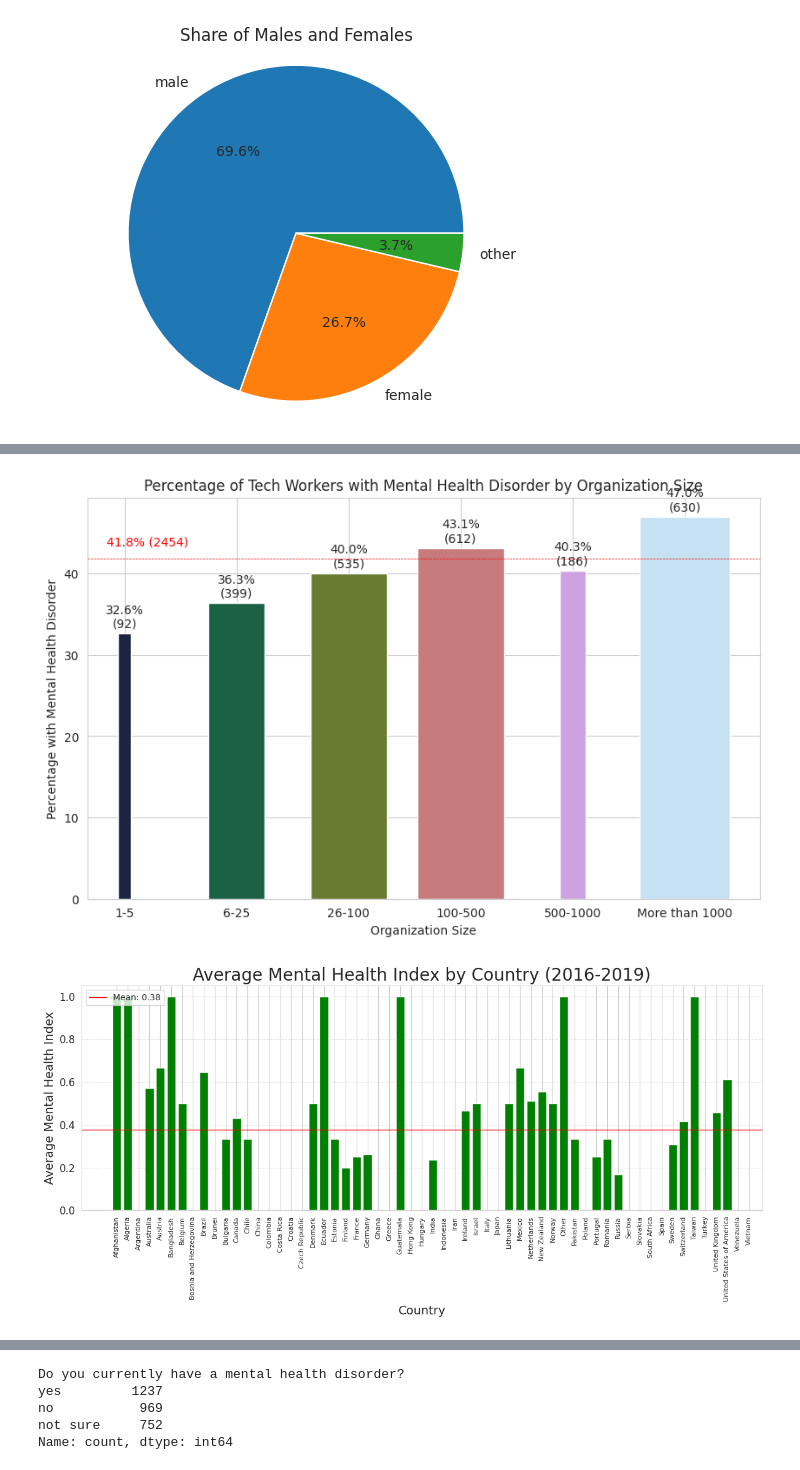
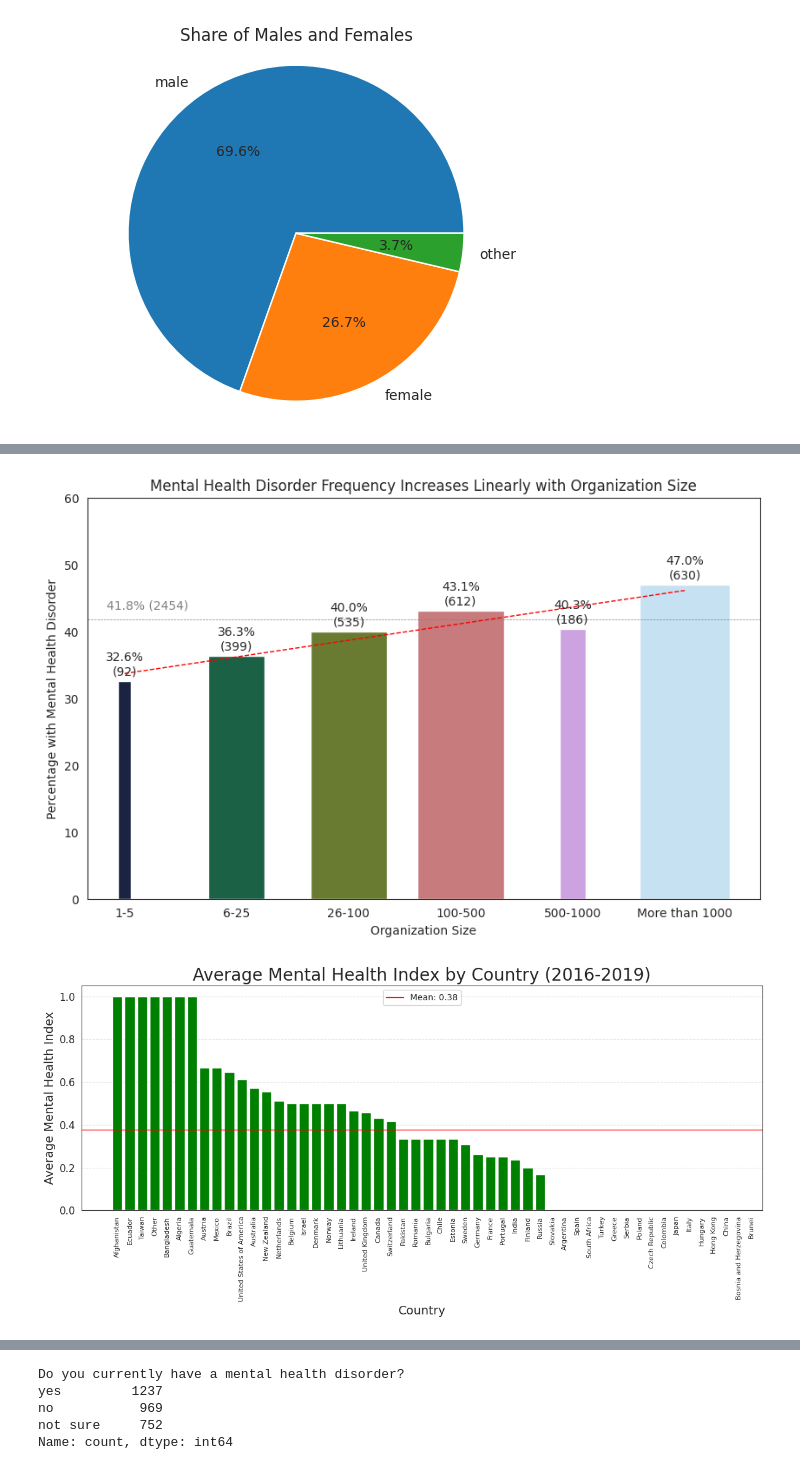
Before and after one commit to twpotts/team4project1, a Jupyter notebook: Team4Project1.ipynb, the cells around one changed output, grey strips where cells are left out. Cells and saved outputs as stored; diff of their text form; code cells hidden in the pictures.

```diff
--- a/Team4Project1.ipynb
+++ b/Team4Project1.ipynb
@@ -24,11 +24,10 @@ if "kaggle.json" in os.listdir():
   with open("kaggle.json") as f:
     line = f.readline()
     kaggle_auth = json.loads(line)
+    f.close()
 else:
-  kaggle_auth = {
-      "username": "tylerpotts",
-      "key": "153fcab7c5aa2b3082e66046bf148821"
-  }
+  kaggle_auth = {"username":"dattaat","key":"6186267d81bdee051287be2596e561c7"}
+
 os.environ["KAGGLE_USERNAME"] = kaggle_auth["username"]
 os.environ["KAGGLE_KEY"] = kaggle_auth["key"]
 
@@ -291,4 +274,6 @@ plt.show()
 # %%
+# Mental health by org size
+
 import matplotlib.pyplot as plt
 
 # Get and sort the different org sizes
@@ -317,6 +302,7 @@ for size in org_sizes:
 
 # Create the bar chart, color it, and make widths reflect sample size
 plt.figure(figsize=(10, 6))
+sns.set_style("white")
 bar_colors = sns.color_palette(palette="cubehelix", n_colors=len(org_sizes))
 bar_width = 0.8
 bar_widths = [bar_width * count / max(total_counts) for count in total_counts]
@@ -325,12 +311,19 @@ bars = plt.bar(x=org_sizes, height=percentages, width=bar_widths, color=bar_colo
 # Plot overall average as red dash line
 total_disorder = len(df[df["Do you currently have a mental health disorder?"] == "yes"])
 pct_disorder = total_disorder / len(df) * 100
-plt.axhline(y=pct_disorder, color='r', linestyle='--', linewidth=0.5)
+plt.axhline(y=pct_disorder, color='grey', linestyle='--', linewidth=0.5)
 x_min, x_max = plt.xlim()
 x_pos = x_max - (x_max - x_min) * 0.85
 y_pos = pct_disorder * 1.05
 line_text = f"{round(pct_disorder,1)}% ({sum(total_counts)})"
-plt.text(x=x_pos, y=y_pos, s=line_text, color='r', ha='right', va='center')
+plt.text(x=x_pos, y=y_pos, s=line_text, color='grey', ha='right', va='center')
+
+# Add a trendline
+org_size_positions = np.arange(len(org_sizes))
+slope, intercept = np.polyfit(org_size_positions, percentages, 1)
+trendline_x = np.linspace(min(org_size_positions), max(org_size_positions), 100)
+trendline_y = slope * trendline_x + intercept
+plt.plot(trendline_x, trendline_y, color='red', linestyle='--', linewidth=1)
 
 # Add data labels to top of bars
 for i in range(len(bars)):
@@ -346,62 +339,59 @@ for i in range(len(bars)):
     )
 
 # Add titles and style
-#plt.yticks[range(0, 60, 10)]
+plt.yticks(range(0, 61, 10))
 plt.xlabel("Organization Size")
 plt.ylabel("Percentage with Mental Health Disorder")
-plt.title("Percentage of Tech Workers with Mental Health Disorder by Organization Size")
-sns.set_style("whitegrid")
+plt.title("Mental Health Disorder Frequency Increases Linearly with Organization Size")
+
 
 # Show it
 plt.show()
 # %% [output]
-[figure, old version]
+[figure, new version]
 # %%
+# Mental health by country
+
 import pandas as pd
 import matplotlib.pyplot as plt
 
-# Read the data
 dataframes = []
 for file_path in ["data.csv"]:
     df3 = pd.read_csv(file_path)
     dataframes.append(df3)
 df3 = pd.concat(dataframes, ignore_index=True)
 
-# Check if the required column exists
 if "What country do you live in?" not in df3.columns:
     print("Error: 'What country do you live in?' column not found in your data.")
     exit()
 
-# Map values in "Do you currently have a mental health disorder?" column to numeric values
 mapping = {"yes": 1, "no": 0, "not sure": pd.NA}
 df3["Do you currently have a mental health disorder?"] = df3["Do you currently have a mental health disorder?"].map(mapping)
 
-# Group by country and calculate the mean of mental health index
 agg_data = df3.groupby('What country do you live in?')['Do you currently have a mental health disorder?'].mean().reset_index()
+agg_data = agg_data.sort_values(by='Do you currently have a mental health disorder?', ascending=False)
 
-# Plot the bar chart
+# bar chart
 plt.figure(figsize=(12, 6))
 plt.bar(agg_data['What country do you live in?'], agg_data['Do you currently have a mental health disorder?'], color='green')
 
-# Add gridlines
+# gridlines
 plt.grid(axis='y', linestyle='--', alpha=0.7)
 
-# Add horizontal line at the mean value
+# mean value
 mean_value = agg_data['Do you currently have a mental health disorder?'].mean()
 plt.axhline(y=mean_value, color='r', linestyle='-', linewidth=1, label=f'Mean: {mean_value:.2f}')
 
-# Title and labels
 plt.title('Average Mental Health Index by Country (2016-2019)', fontsize=20)
 plt.xlabel('Country', fontsize=14)
 plt.ylabel('Average Mental Health Index', fontsize=14)
 plt.xticks(rotation=90, fontsize=8)
 plt.yticks(fontsize=12)
 
-# Add legend
 plt.legend()
 
 plt.tight_layout()
 plt.show()
 # %% [output]
-[figure, old version]
+[figure, new version]
 # %%
```
Also changed, not shown: parts of 11 cells of this notebook.
